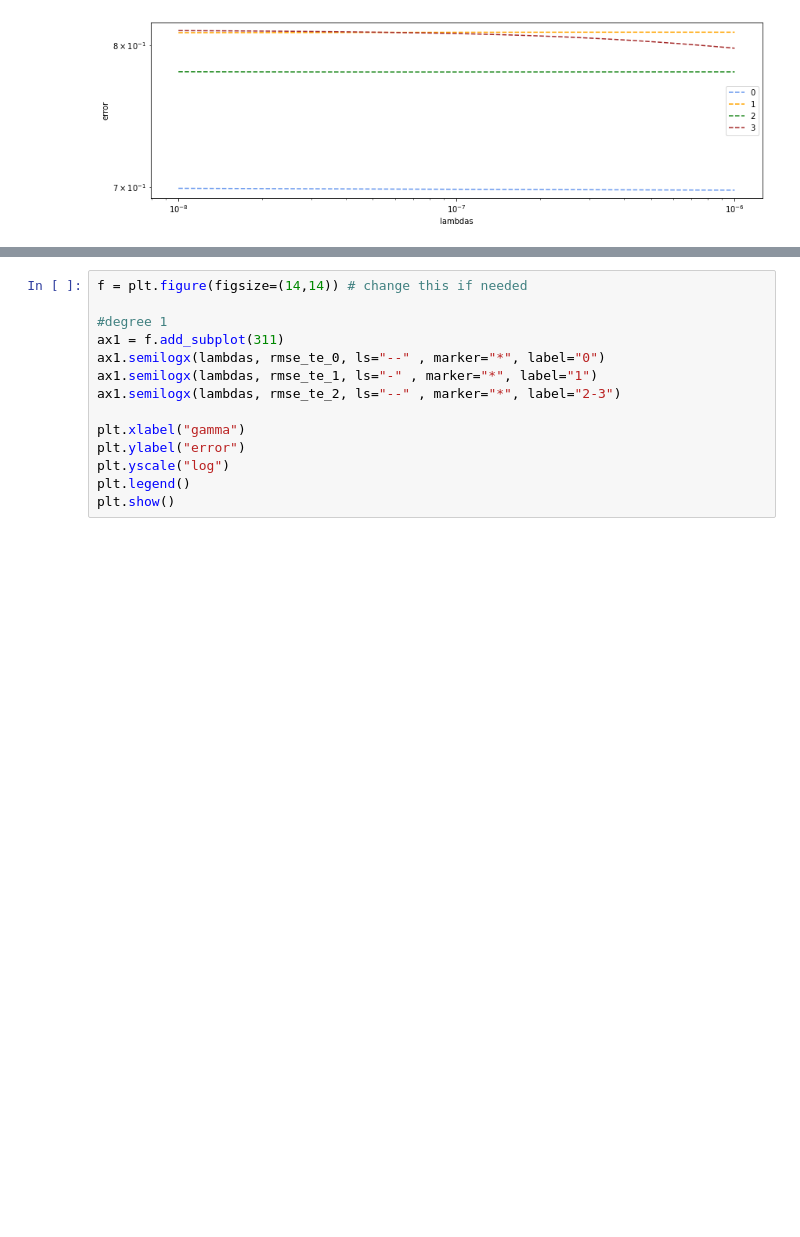
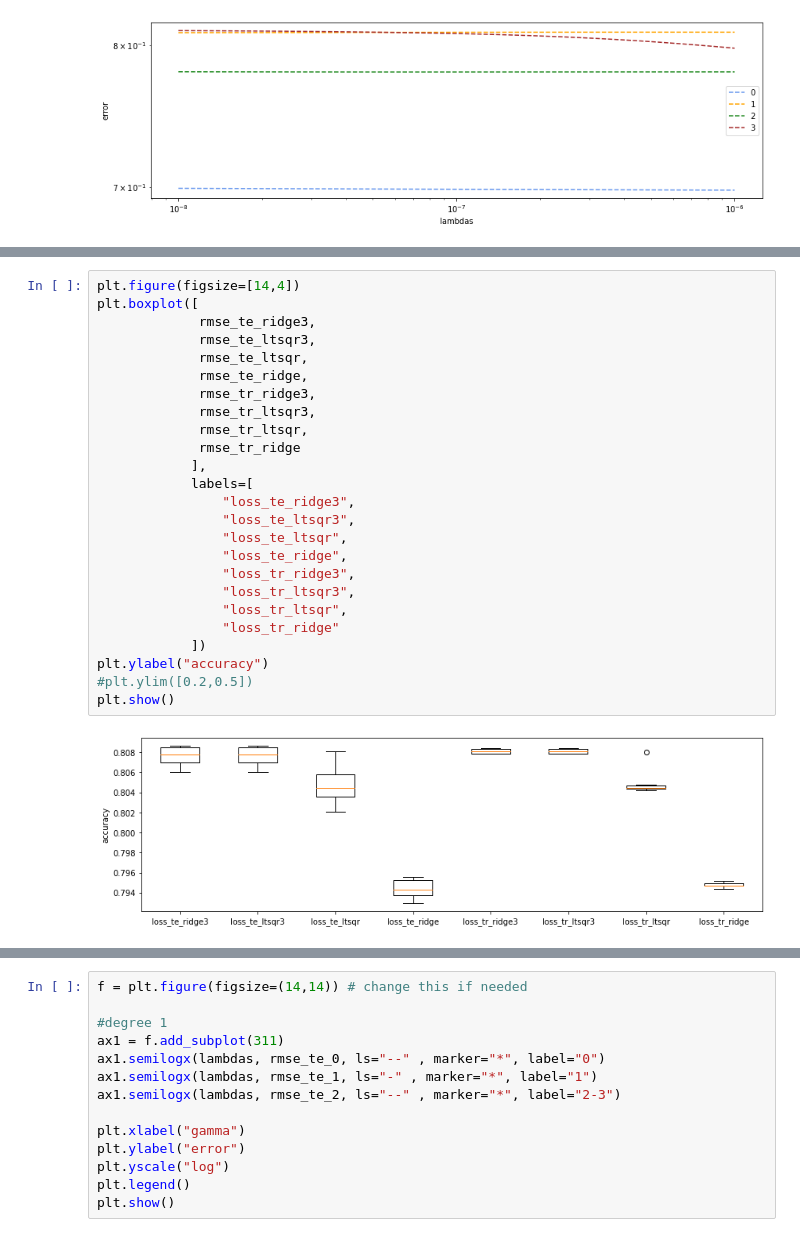
Before and after one commit to madtoinou/CS-433_HBozonClass, a Jupyter notebook: scripts/project1.ipynb, the cells around one changed output, grey strips where cells are left out. Drawn from its saved outputs; the diff is of its cells as text; blank space fills up the shorter version.

```diff
--- a/scripts/project1.ipynb
+++ b/scripts/project1.ipynb
@@ -669,0 +805,27 @@ finished
+# %%
+plt.figure(figsize=[14,4])
+plt.boxplot([
+             rmse_te_ridge3,
+             rmse_te_ltsqr3,
+             rmse_te_ltsqr,
+             rmse_te_ridge,
+             rmse_tr_ridge3,
+             rmse_tr_ltsqr3,
+             rmse_tr_ltsqr,
+             rmse_tr_ridge
+            ],
+            labels=[
+                "loss_te_ridge3",
+                "loss_te_ltsqr3",
+                "loss_te_ltsqr",
+                "loss_te_ridge",
+                "loss_tr_ridge3",
+                "loss_tr_ltsqr3",
+                "loss_tr_ltsqr",
+                "loss_tr_ridge"
+            ])
+plt.ylabel("accuracy")
+#plt.ylim([0.2,0.5])
+plt.show()
+# %% [output]
+[figure, added]
```
Also changed, not shown: parts of 15 cells of this notebook, 1 other file.
